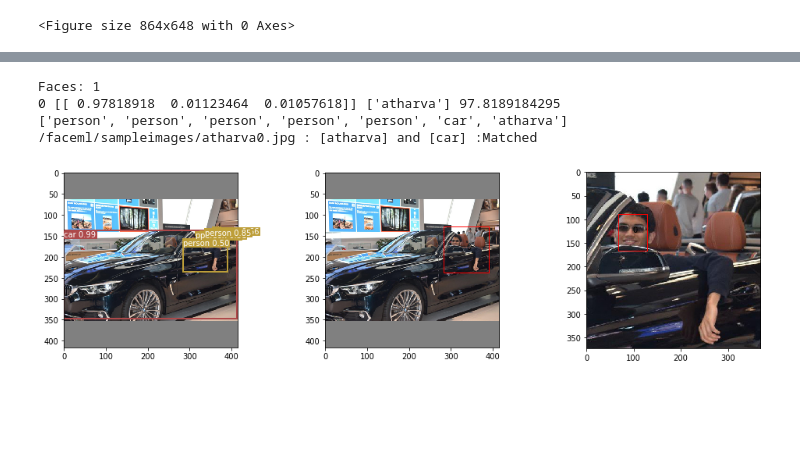
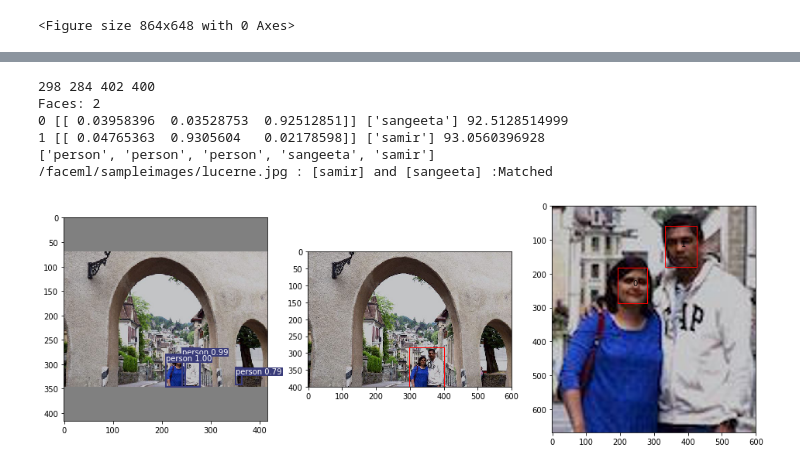
Before and after one commit to samirsdoshi/faceml, a Jupyter notebook: faceml/notebooks/detectface_keras.ipynb, the cells around one changed output, grey strips where cells are left out. Drawn from its saved outputs; the diff is of its cells as text; code cells hidden in the pictures; blank space fills up the shorter version.

```diff
--- a/faceml/notebooks/detectface_keras.ipynb
+++ b/faceml/notebooks/detectface_keras.ipynb
@@ -430,25 +467,11 @@ Faces: 2
-# %%
-#match for person name(face recognition) and object type(object detection), by zooming in
-image_file='/faceml/sampleimages/atharva0.jpg'
-orgimage = Image.open(image_file)
-orgsize=orgimage.size
-aspect=orgsize[0]/orgsize[1]
-image, scale, xpad, ypad= scale_image(orgimage, tuple(reversed(model_image_size)))
-objects=[]
-fig=plt.figure(figsize=(16,9))
-objects, out_boxes, out_scores, out_classes = detectobjects(image, class_names, boxes, scores, classes,yolo_model,input_image_shape)
-show_objects(image, out_boxes, out_scores, out_classes, fig, 3, 1)
-x1, y1, x2, y2 = getEnclosingArea(objects, "[person]", out_boxes)
-show_image(image, [x1], [y1], [x2], [y2], fig,3,2)
-#map coordinates onto original image
-newX1, newY1, newX2, newY2 = transpose(x1,y1,x2,y2,xpad,ypad,scale)
-personimage = asarray(orgimage)[newY1:newY2, newX1:newX2]
-_detectfaces(detector, out_encoder, recognizer, personimage, "[atharva] and [car]", 80, objects, fig,3,3)
-plt.subplots_adjust(wspace=0.5)
-plt.show()
-# %% [output]
-Faces: 1
-0 [[ 0.97818918  0.01123464  0.01057618]] ['atharva'] 97.8189184295
-['person', 'person', 'person', 'person', 'person', 'car', 'atharva']
-/faceml/sampleimages/atharva0.jpg : [atharva] and [car] :Matched
-[figure, removed]
+# %%
+image_file='/faceml/sampleimages/lucerne.jpg'
+detectfaces_scaled(image_file, "[samir] and [sangeeta]",80)
+# %% [output]
+298 284 402 400
+Faces: 2
+0 [[ 0.03958396  0.03528753  0.92512851]] ['sangeeta'] 92.5128514999
+1 [[ 0.04765363  0.9305604   0.02178598]] ['samir'] 93.0560396928
+['person', 'person', 'person', 'sangeeta', 'samir']
+/faceml/sampleimages/lucerne.jpg : [samir] and [sangeeta] :Matched
+[figure, added]
```
Also changed, not shown: parts of 14 cells of this notebook, 14 other files.
